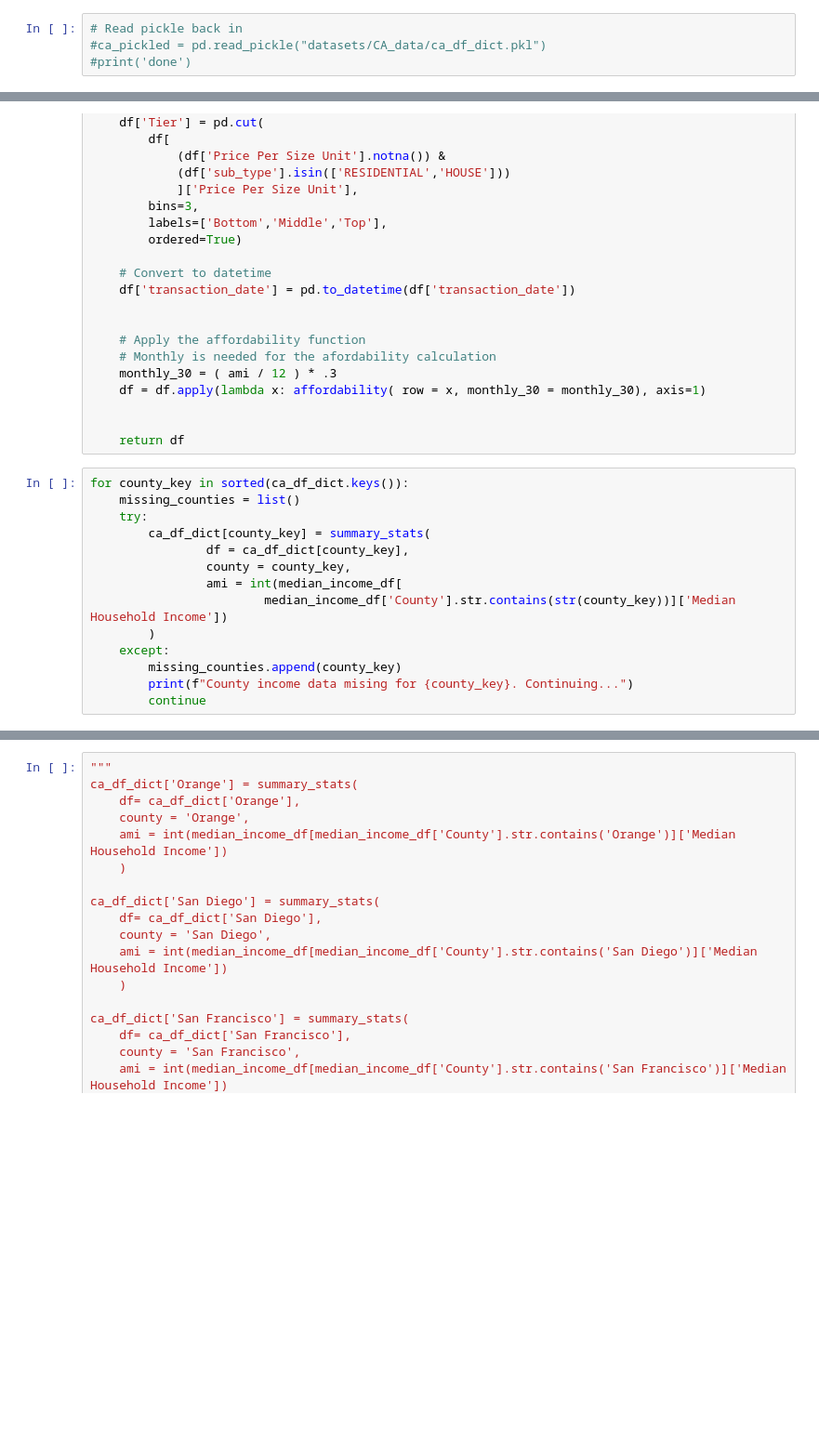
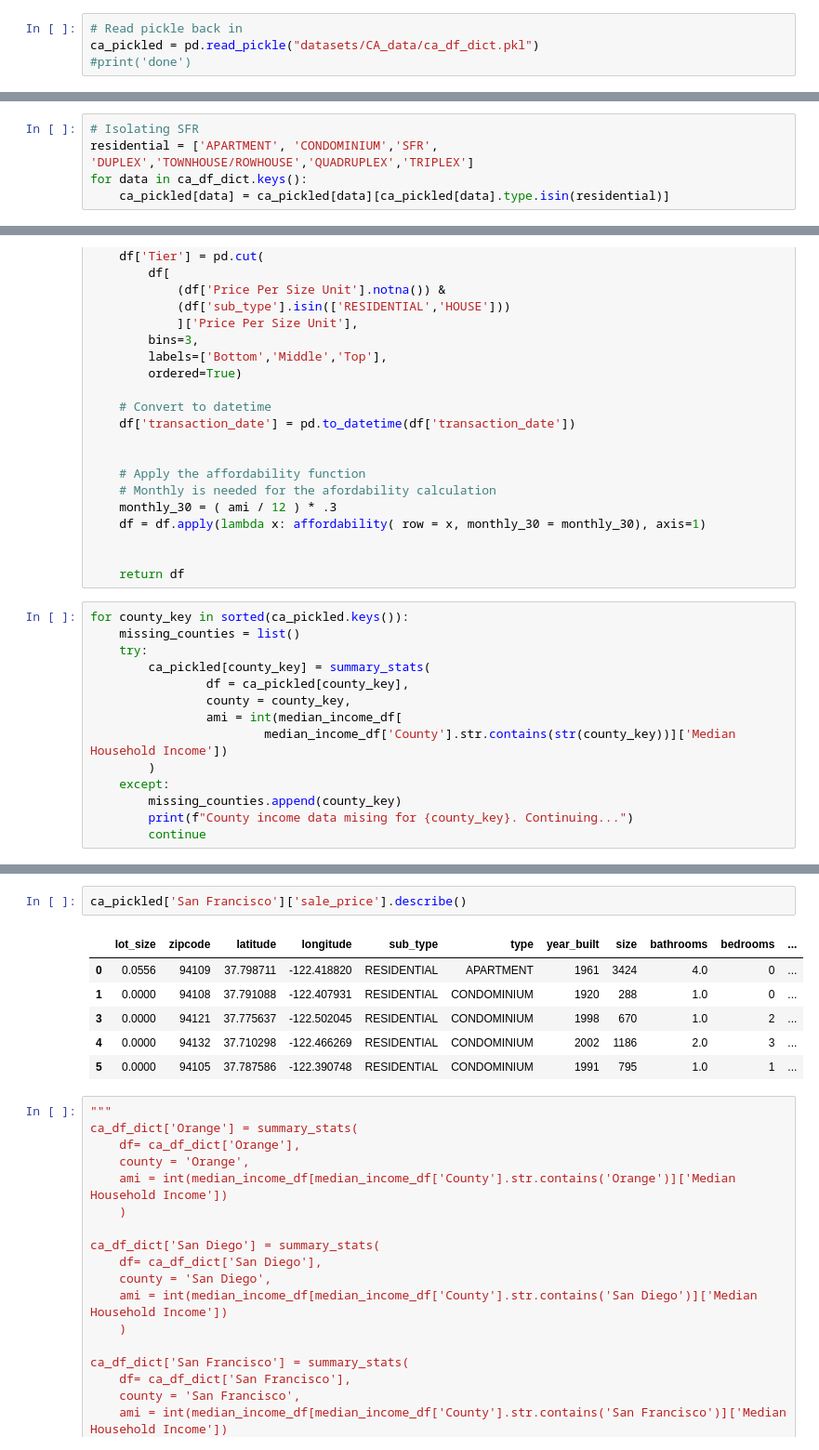
Before and after one commit to adityahpatel/SIADS691-Covid-Real-Estate, a Jupyter notebook: EDA_4_report.ipynb, the cells around one changed output, grey strips where cells are left out. Shown: that part at 93% size. Drawn from its saved outputs; the diff is of its cells as text; blank space fills up the shorter version.

```diff
--- a/EDA_4_report.ipynb
+++ b/EDA_4_report.ipynb
@@ -100,4 +103,4 @@ Total length is 491856
 # %%
 # Read pickle back in
-#ca_pickled = pd.read_pickle("datasets/CA_data/ca_df_dict.pkl")
+ca_pickled = pd.read_pickle("datasets/CA_data/ca_df_dict.pkl")
 #print('done')
@@ -105,0 +131,5 @@ done
+# %%
+# Isolating SFR
+residential = ['APARTMENT', 'CONDOMINIUM','SFR', 'DUPLEX','TOWNHOUSE/ROWHOUSE','QUADRUPLEX','TRIPLEX']
+for data in ca_df_dict.keys():
+    ca_pickled[data] = ca_pickled[data][ca_pickled[data].type.isin(residential)]
@@ -274,11 +389,11 @@ def summary_stats(df, county, ami):
 
     return df
 # %%
-for county_key in sorted(ca_df_dict.keys()):
+for county_key in sorted(ca_pickled.keys()):
     missing_counties = list()
     try:
-        ca_df_dict[county_key] = summary_stats(
-                df = ca_df_dict[county_key],
+        ca_pickled[county_key] = summary_stats(
+                df = ca_pickled[county_key],
                 county = county_key,
                 ami = int(median_income_df[
                         median_income_df['County'].str.contains(str(county_key))]['Median Household Income'])
@@ -294,6 +427,15 @@ with open("ca_df_dict_w_stats.pkl","wb") as ca_dump:
     print('done')
 # %% [output]
 done
+# %%
+ca_pickled['San Francisco']['sale_price'].describe()
+# %% [output]
+|  | lot_size | zipcode | latitude | longitude | sub_type | type | year_built | size | bathrooms | bedrooms | ... |
+| 0 | 0.0556 | 94109 | 37.798711 | -122.418820 | RESIDENTIAL | APARTMENT | 1961 | 3424 | 4.0 | 0 | ... |
+| 1 | 0.0000 | 94108 | 37.791088 | -122.407931 | RESIDENTIAL | CONDOMINIUM | 1920 | 288 | 1.0 | 0 | ... |
+| 3 | 0.0000 | 94121 | 37.775637 | -122.502045 | RESIDENTIAL | CONDOMINIUM | 1998 | 670 | 1.0 | 2 | ... |
+| 4 | 0.0000 | 94132 | 37.710298 | -122.466269 | RESIDENTIAL | CONDOMINIUM | 2002 | 1186 | 2.0 | 3 | ... |
+| 5 | 0.0000 | 94105 | 37.787586 | -122.390748 | RESIDENTIAL | CONDOMINIUM | 1991 | 795 | 1.0 | 1 | ... |
 # %%
 """
 ca_df_dict['Orange'] = summary_stats(
```
Also changed, not shown: parts of 17 cells of this notebook, 8 other files.
